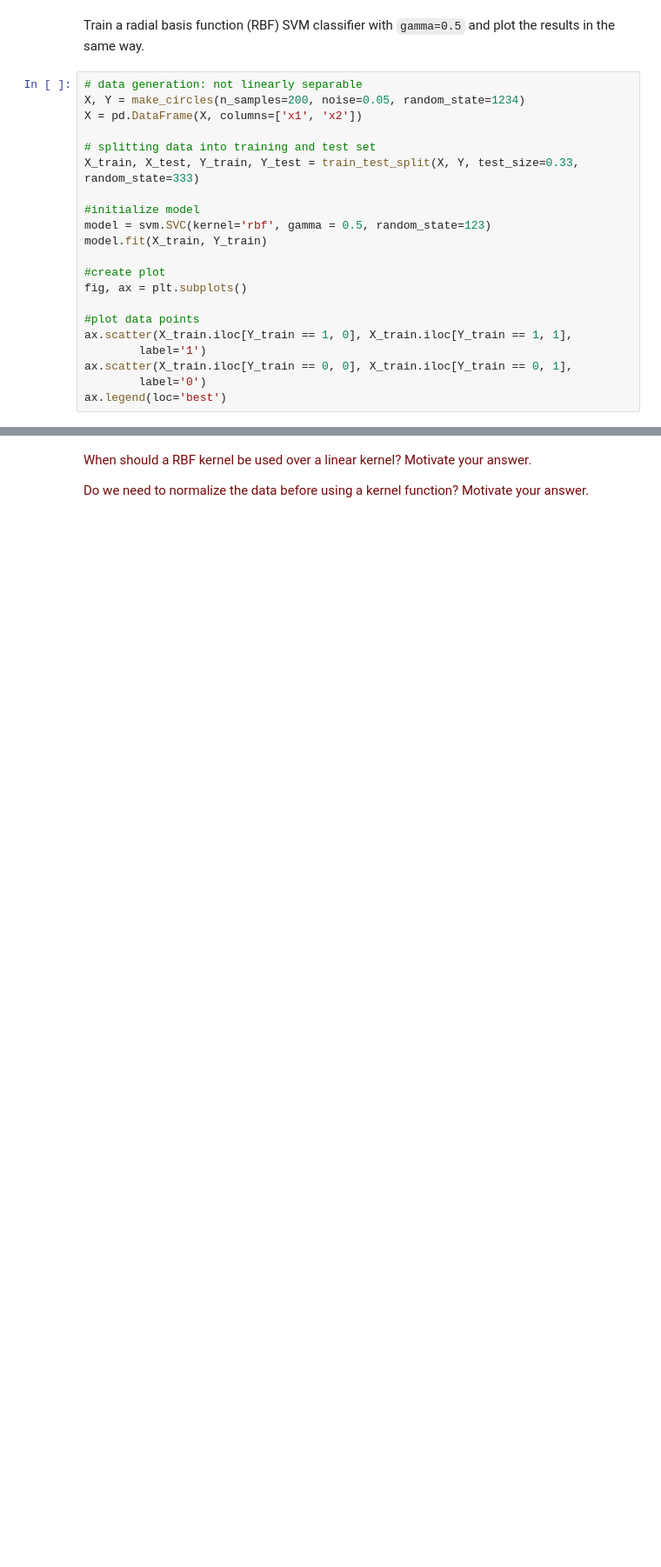
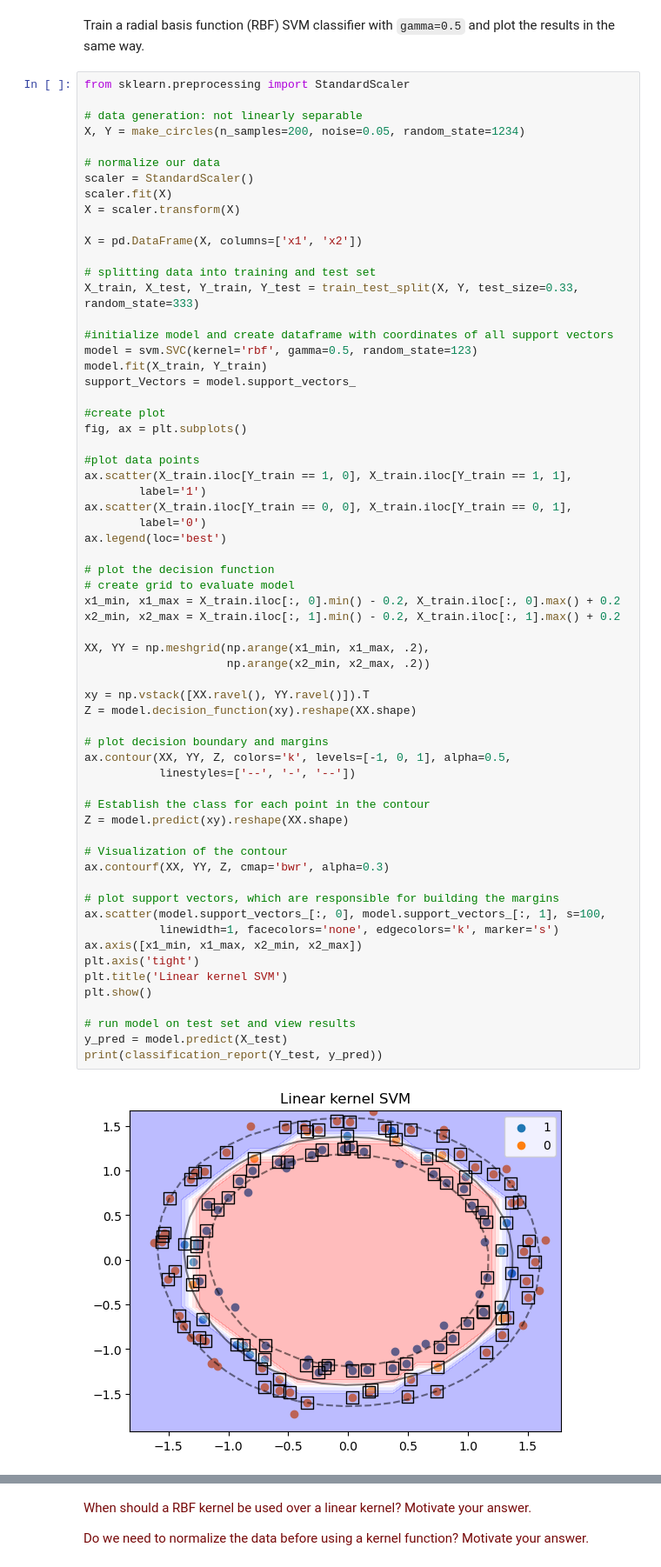
Before and after one commit to sarahlou-dr/8dm50-machine-learning, a Jupyter notebook: practicals/week_4.ipynb, the cells around one changed output, grey strips where cells are left out. Shown at 87% size. Cells and saved outputs as stored; diff of their text form; blank space fills up the shorter version.

```diff
--- a/practicals/week_4.ipynb
+++ b/practicals/week_4.ipynb
@@ -134,24 +134,67 @@ plt.show()
 # %% [markdown]
 Train a radial basis function (RBF) SVM classifier with `gamma=0.5` and plot the results in the same way.
 # %%
+from sklearn.preprocessing import StandardScaler
+
 # data generation: not linearly separable
 X, Y = make_circles(n_samples=200, noise=0.05, random_state=1234)
+
+# normalize our data
+scaler = StandardScaler()
+scaler.fit(X)
+X = scaler.transform(X)
+
 X = pd.DataFrame(X, columns=['x1', 'x2'])
 
 # splitting data into training and test set
 X_train, X_test, Y_train, Y_test = train_test_split(X, Y, test_size=0.33, random_state=333)
 
-#initialize model
-model = svm.SVC(kernel='rbf', gamma = 0.5, random_state=123)
+#initialize model and create dataframe with coordinates of all support vectors
+model = svm.SVC(kernel='rbf', gamma=0.5, random_state=123)
 model.fit(X_train, Y_train)
+support_Vectors = model.support_vectors_
 
 #create plot
 fig, ax = plt.subplots()
 
 #plot data points
 ax.scatter(X_train.iloc[Y_train == 1, 0], X_train.iloc[Y_train == 1, 1],
         label='1')
 ax.scatter(X_train.iloc[Y_train == 0, 0], X_train.iloc[Y_train == 0, 1],
         label='0')
 ax.legend(loc='best')
+
+# plot the decision function
+# create grid to evaluate model
+x1_min, x1_max = X_train.iloc[:, 0].min() - 0.2, X_train.iloc[:, 0].max() + 0.2
+x2_min, x2_max = X_train.iloc[:, 1].min() - 0.2, X_train.iloc[:, 1].max() + 0.2
+
+XX, YY = np.meshgrid(np.arange(x1_min, x1_max, .2),
+                     np.arange(x2_min, x2_max, .2))
+
+xy = np.vstack([XX.ravel(), YY.ravel()]).T
+Z = model.decision_function(xy).reshape(XX.shape)
+
+# plot decision boundary and margins
+ax.contour(XX, YY, Z, colors='k', levels=[-1, 0, 1], alpha=0.5,
+           linestyles=['--', '-', '--'])
+
+# Establish the class for each point in the contour
+Z = model.predict(xy).reshape(XX.shape)
+
+# Visualization of the contour
+ax.contourf(XX, YY, Z, cmap='bwr', alpha=0.3)
+
+# plot support vectors, which are responsible for building the margins
+ax.scatter(model.support_vectors_[:, 0], model.support_vectors_[:, 1], s=100,
+           linewidth=1, facecolors='none', edgecolors='k', marker='s')
+ax.axis([x1_min, x1_max, x2_min, x2_max])
+plt.axis('tight')
+plt.title('Linear kernel SVM')
+plt.show()
+
+# run model on test set and view results
+y_pred = model.predict(X_test)
+print(classification_report(Y_test, y_pred))
 # %% [output]
+[figure, new version]
```
Also changed, not shown: parts of 2 cells of this notebook.
